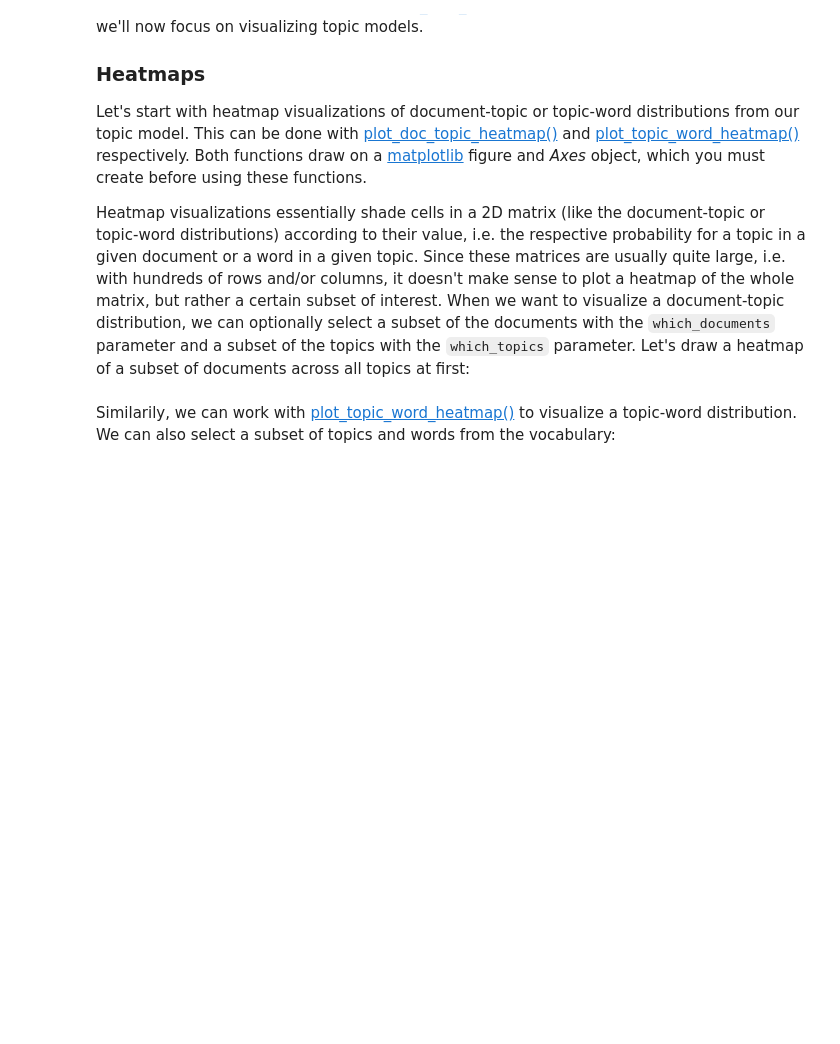
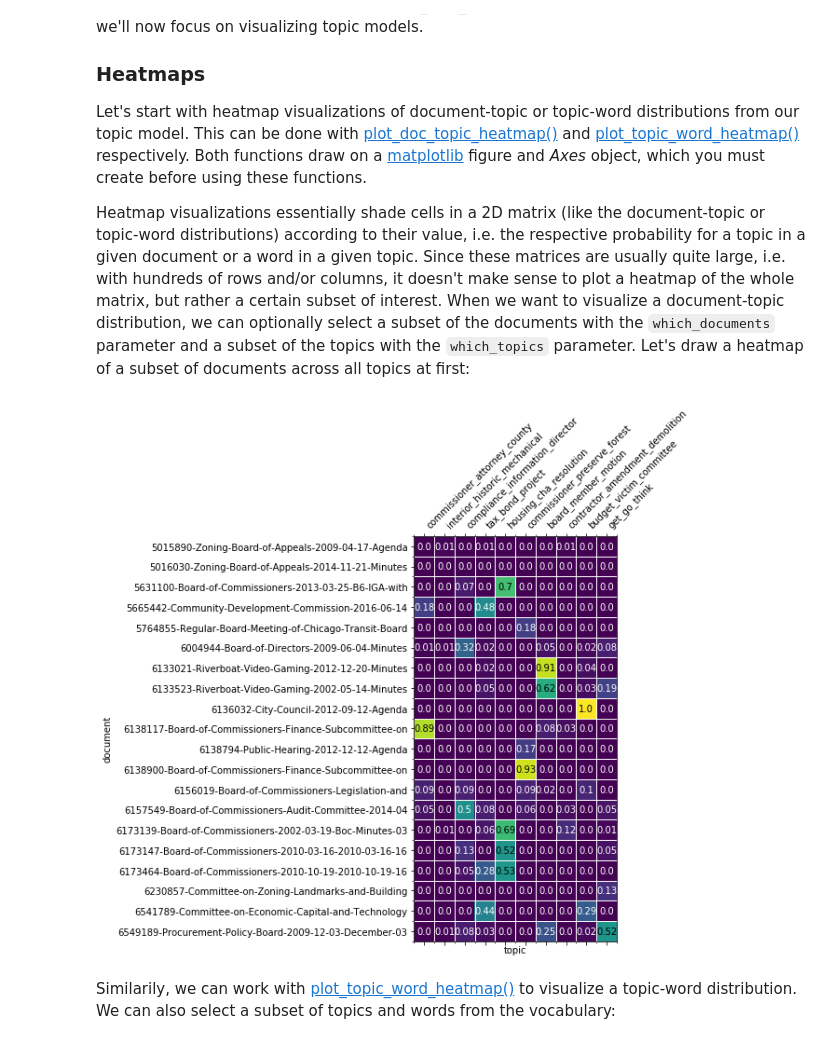
Before and after one commit to NUKnightLab/studio-documenters, a Jupyter notebook: notebooks/topic_model_illinois.ipynb, the cells around one changed output. Cells and saved outputs as stored; diff of their text form; code cells hidden in the pictures; blank space fills up the shorter version.

```diff
--- a/notebooks/topic_model_illinois.ipynb
+++ b/notebooks/topic_model_illinois.ipynb
@@ -735,0 +797,11 @@ print(corpus['10046'][:500], '...')
+# %%
+DOCCLOUD_ROOT = 'https://www.documentcloud.org/documents/'
+
+with open('topics.html', 'w') as topicindex:
+    for label, frame in doc_frames.items():
+        topicindex.write(f'<h3>{label}</h3>')
+        topicindex.write('<ul>')
+        for doc in frame.index:
+            topicindex.write(f'<li><a href="{DOCCLOUD_ROOT}{doc}.html" target="_blank">{doc}</a></li>')
+            topicindex.write('\n')
+        topicindex.write('</ul>')
@@ -735,0 +828,10 @@ print(corpus['10046'][:500], '...')
+# %%
+import textdistance
+
+similarities = []
+for label, frame in doc_frames.items():
+    docs = [doc for doc in frame.index]
+    similarities.append( (textdistance.hamming.normalized_similarity(*docs), label) )
+# %%
+for score, label in sorted(similarities):
+    print('{:f}'.format(score), label)
@@ -774,16 +929,20 @@ The [topicmod.visualize](api.rst#visualize-topic-models-and-topic-model-evaluati
 Let's start with heatmap visualizations of document-topic or topic-word distributions from our topic model. This can be done with [plot_doc_topic_heatmap()](api.rst#tmtoolkit.topicmod.visualize.plot_doc_topic_heatmap) and [plot_topic_word_heatmap()](api.rst#tmtoolkit.topicmod.visualize.plot_topic_word_heatmap) respectively. Both functions draw on a [matplotlib](https://matplotlib.org/) figure and *Axes* object, which you must create before using these functions.
 
 Heatmap visualizations essentially shade cells in a 2D matrix (like the document-topic or topic-word distributions) according to their value, i.e. the respective probability for a topic in a given document or a word in a given topic. Since these matrices are usually quite large, i.e. with hundreds of rows and/or columns, it doesn't make sense to plot a heatmap of the whole matrix, but rather a certain subset of interest. When we want to visualize a document-topic distribution, we can optionally select a subset of the documents with the `which_documents` parameter and a subset of the topics with the `which_topics` parameter. Let's draw a heatmap of a subset of documents across all topics at first:
+# %%
+import matplotlib.pyplot as plt
+from tmtoolkit.topicmod.visualize import plot_doc_topic_heatmap
+
+which_docs = list(corpus.keys())[:20]
+which_topics = [label for score, label in sorted(similarities)][:10]
 # %%
-import matplotlib.pyplot as plt
-from tmtoolkit.topicmod.visualize import plot_doc_topic_heatmap
+fig, ax = plt.subplots(figsize=(6, 8))
 
-# create a figure of certain size and
-# Axes object to draw on
-fig, ax = plt.subplots(figsize=(32, 8))
 
-which_docs = list(corpus.keys())[:10]
 
 plot_doc_topic_heatmap(fig, ax, best_tm.doc_topic_, doc_labels,
                        topic_labels=topic_labels,
-                       which_documents=which_docs);
+                       which_documents=which_docs,
+                       which_topics=which_topics);
+# %% [output]
+[figure, added]
```
Also changed, not shown: parts of 25 cells of this notebook, 2 other files.
